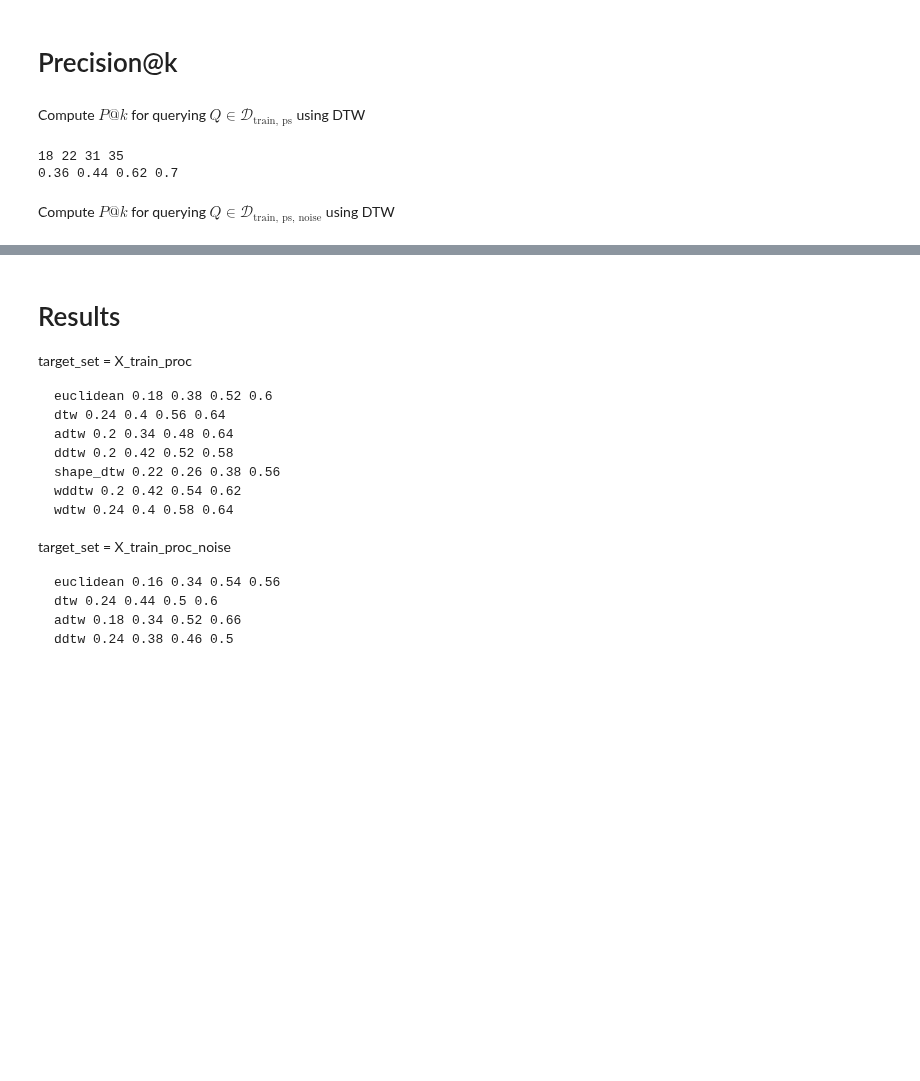
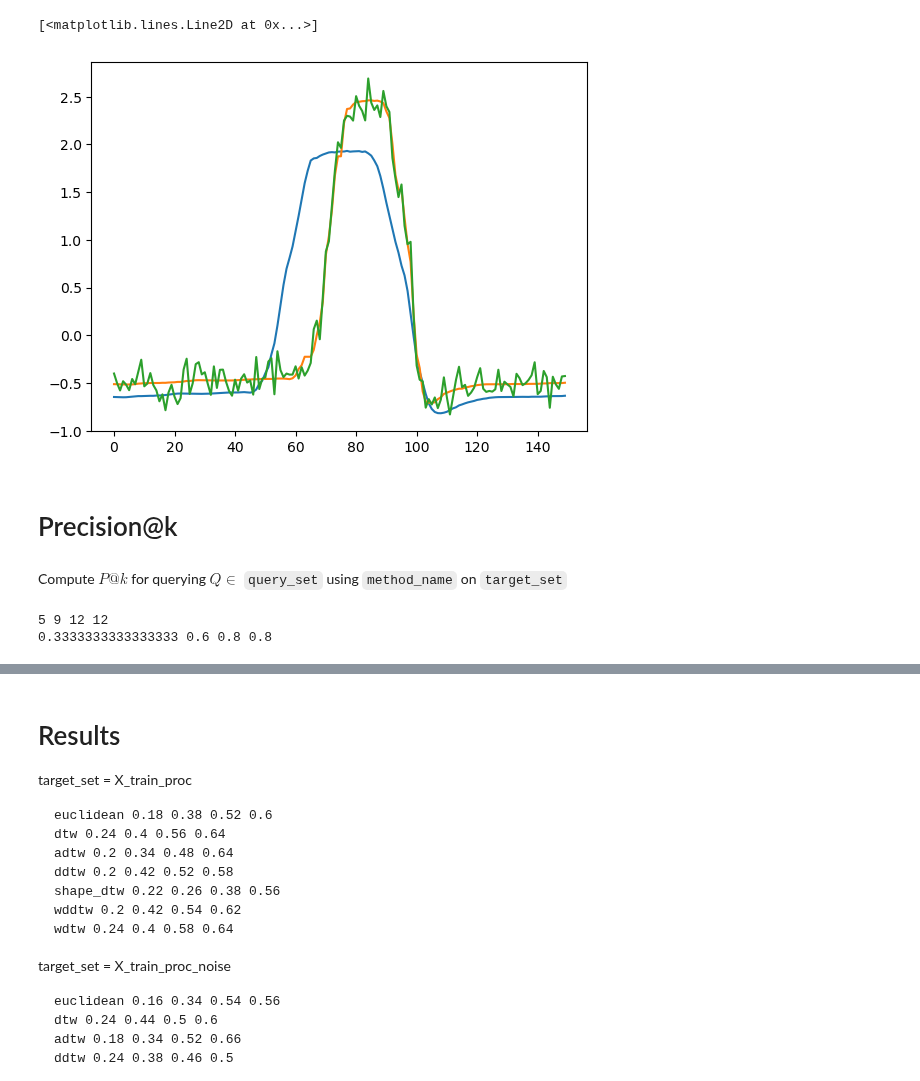
Before and after one commit to cyuab/k-scaling-factor-dtw, a Jupyter notebook: code/querying.ipynb, the cells around one changed output, grey strips where cells are left out. Saved outputs shown, nothing was run; the diff lists cells and outputs as text; code cells hidden in the pictures; blank space fills up the shorter version.

```diff
--- a/code/querying.ipynb
+++ b/code/querying.ipynb
@@ -46,0 +50,4 @@ test_cutting_final = data["test_cutting_final"].tolist()
+# %%
+X_train_scaled_norm = z_normalise_series_2d(X_train_scaled)
+X_train_proc_norm = z_normalise_series_2d(X_train_proc)
+X_train_proc_noise_norm = z_normalise_series_2d(X_train_proc_noise)
@@ -46,0 +61,7 @@ test_cutting_final = data["test_cutting_final"].tolist()
+# %%
+plt.plot(X_train_scaled_norm[1])
+plt.plot(X_train_proc_norm[1])
+plt.plot(X_train_proc_noise_norm[1])
+# %% [output]
+[<matplotlib.lines.Line2D at 0x...>]
+[figure, added]
@@ -47,30 +73,47 @@ test_cutting_final = data["test_cutting_final"].tolist()
 # %% [markdown]
 # Precision@k
 # %% [markdown]
-Compute $P@k$ for querying $Q \in \mathcal{D}_{\text{train, ps}}$ using DTW
+Compute $P@k$ for querying $Q \in$ `query_set` using `method_name` on `target_set`
 # %%
-# DTW
+# https://www.aeon-toolkit.org/en/stable/api_reference/auto_generated/aeon.distances.get_distance_function.html
+# method_name:
+# dtw
+# 7 11 12 15
+# shape_dtw
+# ddtw
+# wdtw
+# wddtw
+# adtw
+# erp
+# edr
+# msm
+# twe
+# lcss
+# euclidean
+# 5 9 12 12
+# manhattan
+# minkowski
+# sbd
+
+
+method_name = "euclidean"
+dist_func = get_distance_function(method_name)
 precision_at_1, precision_at_3, precision_at_5, precision_at_7 = 0, 0, 0, 0
-for i in range(0, 50):
-    distances = np.array(
-        [
-            tsln_dtw(
-                z_normalise_series(X_train_proc[i]), z_normalise_series(x.squeeze())
-            )
-            for x in X_train_scaled
-        ]
-    )
+for i in range(0, len(query_set)):
+    distances = np.array([dist_func(query_set[i], x) for x in target_set])
     precision_at_1 += precision_at_k(distances, i, 1)
     precision_at_3 += precision_at_k(distances, i, 3)
     precision_at_5 += precision_at_k(distances, i, 5)
     precision_at_7 += precision_at_k(distances, i, 7)
 print(precision_at_1, precision_at_3, precision_at_5, precision_at_7)
 print(
-    precision_at_1 / 50, precision_at_3 / 50, precision_at_5 / 50, precision_at_7 / 50
+    precision_at_1 / len(query_set),
+    precision_at_3 / len(query_set),
+    precision_at_5 / len(query_set),
+    precision_at_7 / len(query_set),
 )
-# 0.48 0.74 0.86 0.9
+# Results
+# 0.02 0.06 0.08 0.18
 # %% [output]
-18 22 31 35
-0.36 0.44 0.62 0.7
+5 9 12 12
+0.3333333333333333 0.6 0.8 0.8
-# %% [markdown]
-Compute $P@k$ for querying $Q \in \mathcal{D}_{\text{train, ps, noise}}$ using DTW
```
Also changed, not shown: parts of 22 cells of this notebook, 8 other files.
